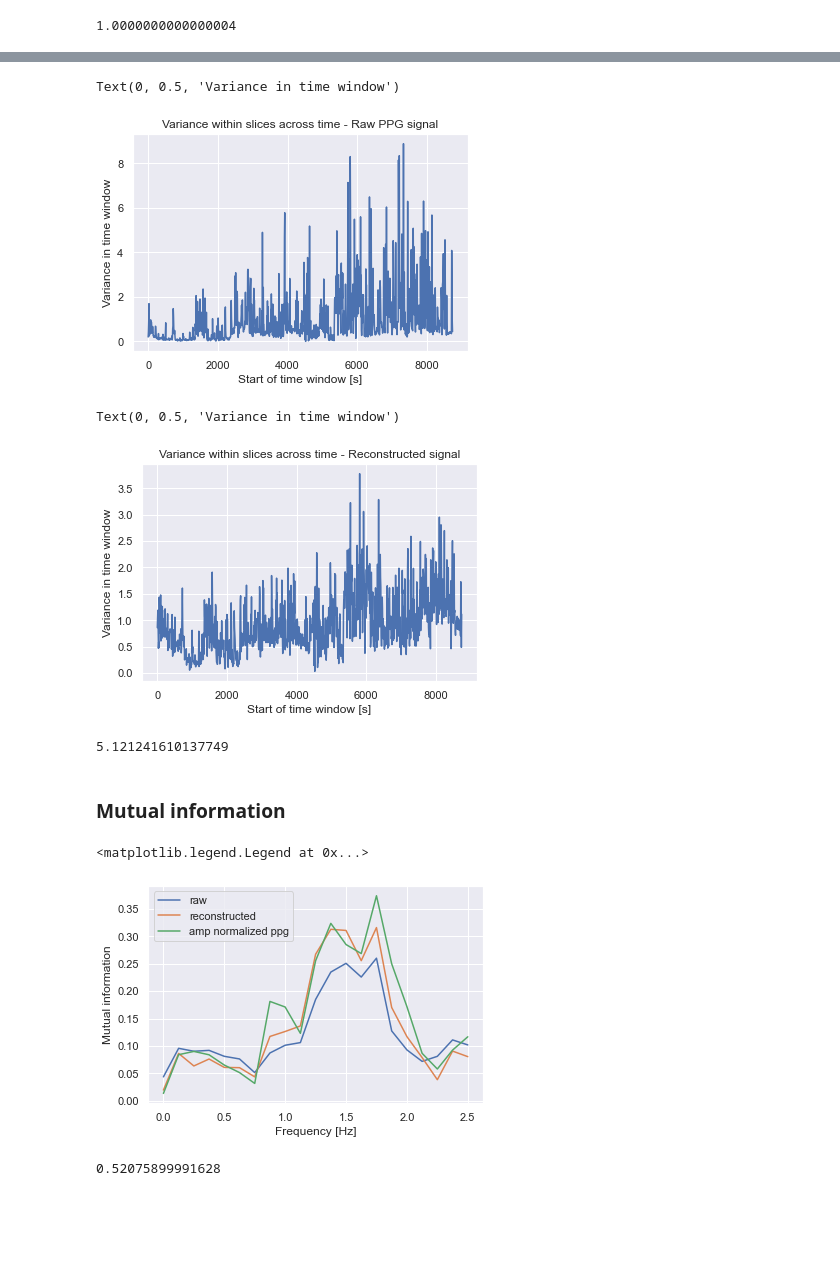
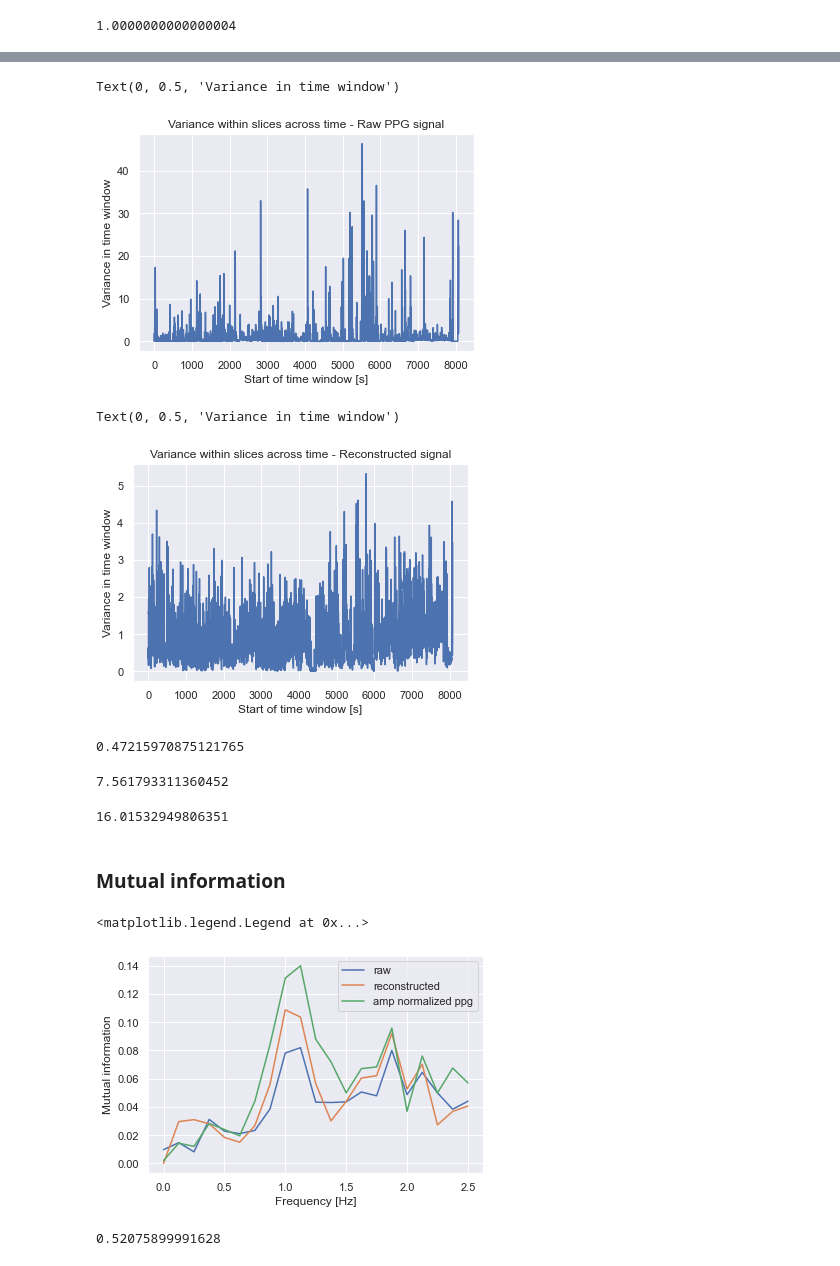
Before and after one commit to pennfranc/adm-ppg-analysis, a Jupyter notebook: mutual information pipeline.ipynb, the cells around one changed output, grey strips where cells are left out. Cells and saved outputs as stored; diff of their text form; code cells hidden in the pictures; blank space fills up the shorter version.

```diff
--- a/mutual information pipeline.ipynb
+++ b/mutual information pipeline.ipynb
@@ -23,7 +23,7 @@ from mutual_information import (
 )
 sns.set()
 
-SUBJECT_IDX = 3
+SUBJECT_IDX = 8
 # %%
 dataset = load_pickle(SUBJECT_IDX)
 ppg, acc, hr, activity, _= unpack_data(dataset)
@@ -218,5 +225,5 @@ np.var(rec_scaled)
 # %%
-slice_width = 512
+slice_width = 2 * 64
 slices = np.arange(0, len(ppg), slice_width)
 ppg_var_across_time = [np.var(ppg_scaled[i:i+slice_width]) for i in slices]
 plt.plot(slices / 64, ppg_var_across_time)
@@ -225,22 +232,29 @@ plt.xlabel('Start of time window [s]')
 plt.ylabel('Variance in time window')
 # %% [output]
 Text(0, 0.5, 'Variance in time window')
-[figure, old version]
+[figure, new version]
 # %%
-slice_width = 512
 slices = np.arange(0, len(reconstructed_signal), slice_width)
 rec_var_across_time = [np.var(rec_scaled[i:i+slice_width]) for i in slices]
 plt.plot(slices / 64, rec_var_across_time)
 plt.title('Variance within slices across time - Reconstructed signal')
 plt.xlabel('Start of time window [s]')
 plt.ylabel('Variance in time window')
 # %% [output]
 Text(0, 0.5, 'Variance in time window')
-[figure, old version]
+[figure, new version]
+# %%
+np.var(rec_var_across_time)
+# %% [output]
+0.47215970875121765
+# %%
+np.var(ppg_var_across_time)
+# %% [output]
+7.561793311360452
 # %%
 np.var(ppg_var_across_time) / np.var(rec_var_across_time)
 # %% [output]
-5.121241610137749
+16.01532949806351
 # %% [markdown]
 ### Mutual information
 # %%
@@ -249,24 +263,27 @@ num_hr_bins = 15
 num_power_bins = 6
 
 Sxx_rec_normalized = normalize(Sxx_rec, axis=0)
+Sxx_ppg_normalized = normalize(Sxx_ppg, axis=0)
 #mutual_info_rec = compute_mutual_information(Sxx_rec, hr_at_ppg_timestamps, num_hr_bins, num_power_bins)
 mutual_info_rec_sklearn = mutual_info_regression(np.transpose(Sxx_rec), hr_at_ppg_timestamps, n_neighbors=n_neighbors)
 #mutual_info_ppg = compute_mutual_information(Sxx_ppg, hr_at_ppg_timestamps, num_hr_bins, num_power_bins)
 mutual_info_ppg_sklearn = mutual_info_regression(np.transpose(Sxx_ppg), hr_at_ppg_timestamps, n_neighbors=n_neighbors)
-mutual_info_ppg_normalized_sklearn = mutual_info_regression(np.transpose(Sxx_ppg_amp_normalized), hr_at_ppg_timestamps, n_neighbors=n_neighbors)
+mutual_info_ppg_amp_normalized_sklearn = mutual_info_regression(np.transpose(Sxx_ppg_amp_normalized), hr_at_ppg_timestamps, n_neighbors=n_neighbors)
 mutual_info_rec_normalized_sklearn = mutual_info_regression(np.transpose(Sxx_rec_normalized), hr_at_ppg_timestamps, n_neighbors=n_neighbors)
+mutual_info_ppg_normalized_sklearn = mutual_info_regression(np.transpose(Sxx_ppg_normalized), hr_at_ppg_timestamps, n_neighbors=n_neighbors)
 #plt.plot(f_ppg, mutual_info_ppg, label='ppg')
 #plt.plot(f_rec, mutual_info_rec, label='rec')
 plt.plot(f_ppg, mutual_info_ppg_sklearn, label='raw')
 plt.plot(f_rec, mutual_info_rec_sklearn, label='reconstructed')
-plt.plot(f_rec, mutual_info_ppg_normalized_sklearn, label='amp normalized ppg')
+plt.plot(f_rec, mutual_info_ppg_amp_normalized_sklearn, label='amp normalized ppg')
+#plt.plot(f_rec, mutual_info_ppg_normalized_sklearn, label='normalized ppg')
 
 plt.ylabel('Mutual information')
 plt.xlabel('Frequency [Hz]')
 plt.legend()
 # %% [output]
 <matplotlib.legend.Legend at 0x...>
-[figure, old version]
+[figure, new version]
 # %%
 compute_cv_regression_score(np.transpose(Sxx_ppg_amp_normalized), hr_at_ppg_timestamps)
 # %% [output]
```
Also changed, not shown: parts of 12 cells of this notebook, 7 other files.
